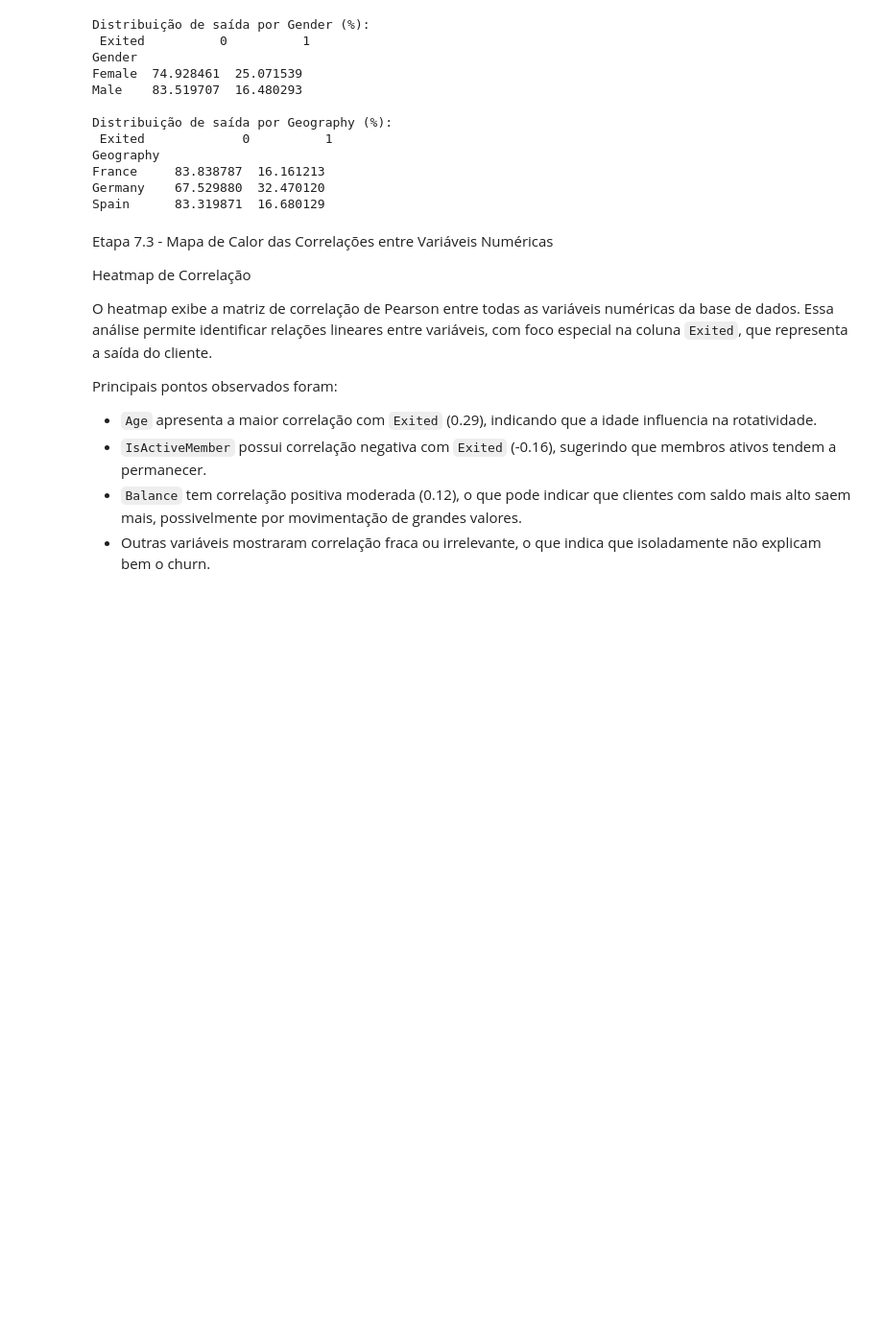
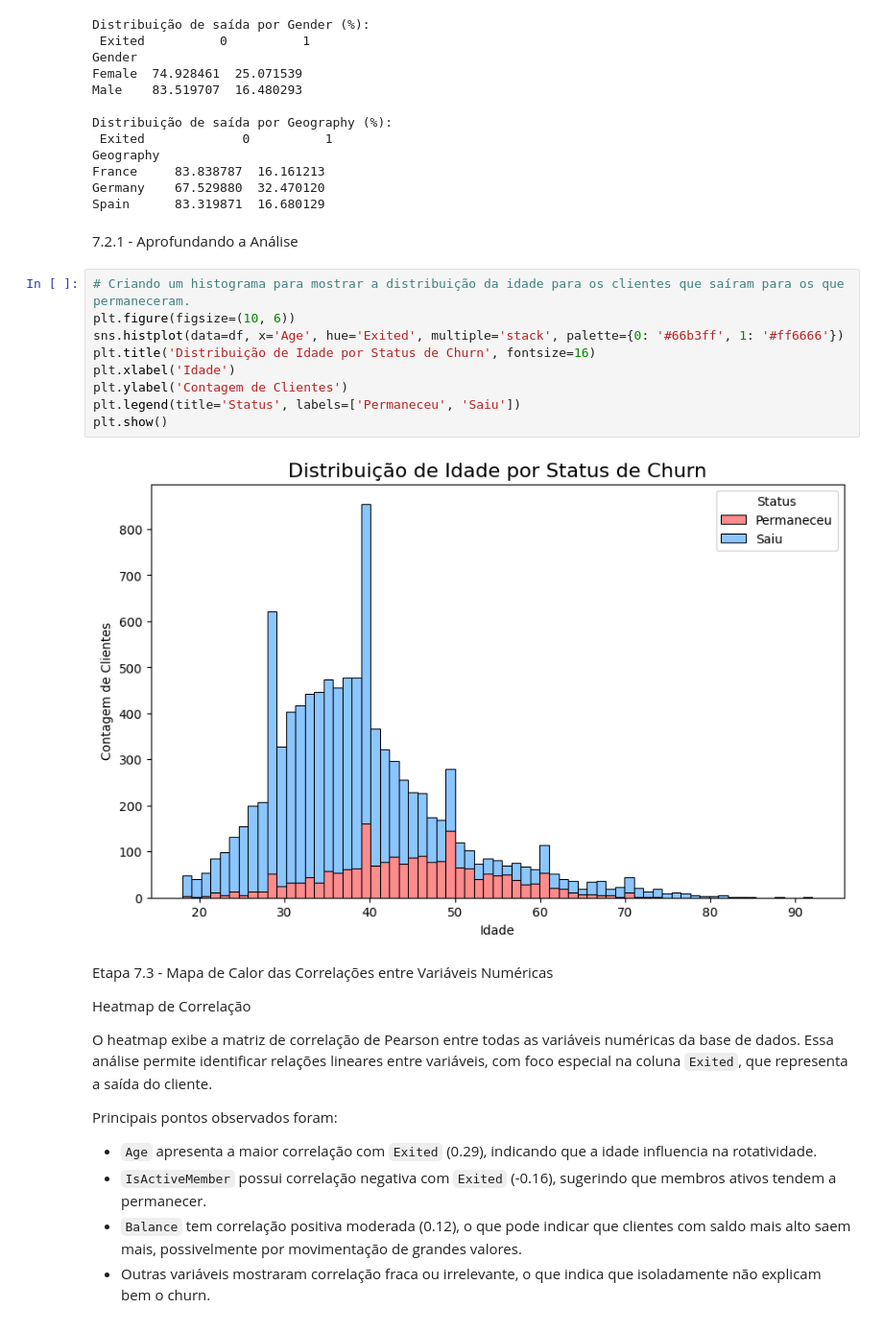
Before and after one commit to vitao-bolado/Trabalho1_AnaliseDados, a Jupyter notebook: Trabalho1.ipynb, the cells around one changed output. Shown at 96% size. Cells and saved outputs as stored; diff of their text form; blank space fills up the shorter version.

```diff
--- a/Trabalho1.ipynb
+++ b/Trabalho1.ipynb
@@ -375,6 +382,19 @@ Geography
 France     83.838787  16.161213
 Germany    67.529880  32.470120
 Spain      83.319871  16.680129
+# %% [markdown]
+7.2.1 - Aprofundando a Análise
+# %%
+# Criando um histograma para mostrar a distribuição da idade para os clientes que saíram para os que permaneceram.
+plt.figure(figsize=(10, 6))
+sns.histplot(data=df, x='Age', hue='Exited', multiple='stack', palette={0: '#66b3ff', 1: '#ff6666'})
+plt.title('Distribuição de Idade por Status de Churn', fontsize=16)
+plt.xlabel('Idade')
+plt.ylabel('Contagem de Clientes')
+plt.legend(title='Status', labels=['Permaneceu', 'Saiu'])
+plt.show()
+# %% [output]
+[figure, added]
 # %% [markdown]
 Etapa 7.3 - Mapa de Calor das Correlações entre Variáveis Numéricas<br>
 
```
Also changed, not shown: parts of 5 cells of this notebook.
